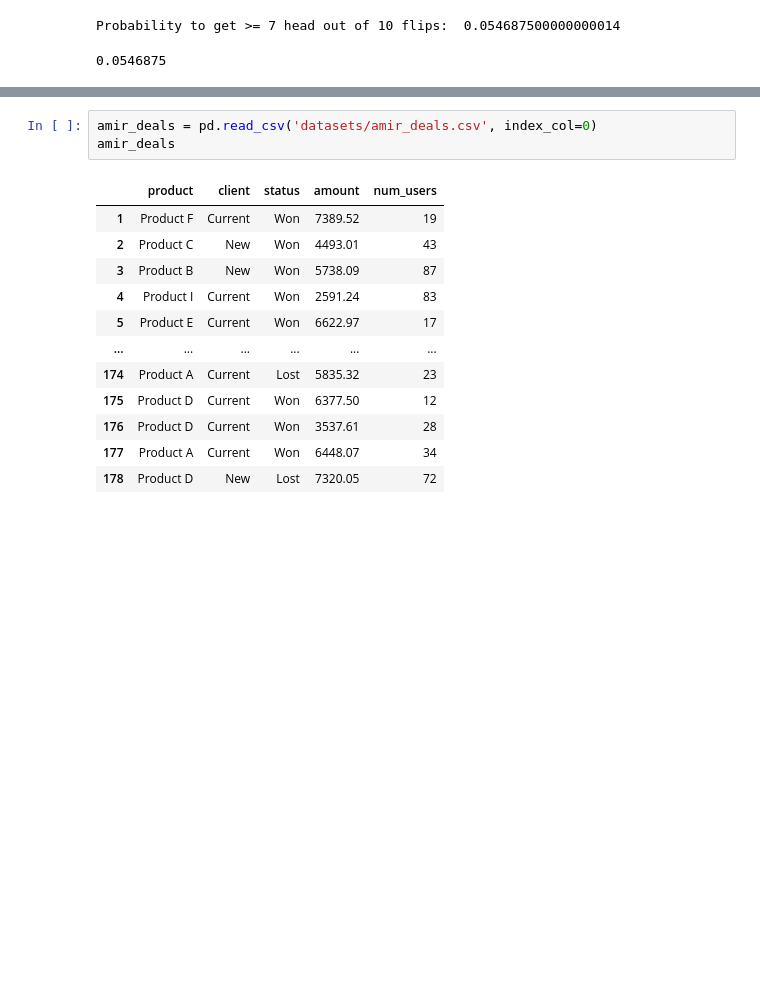
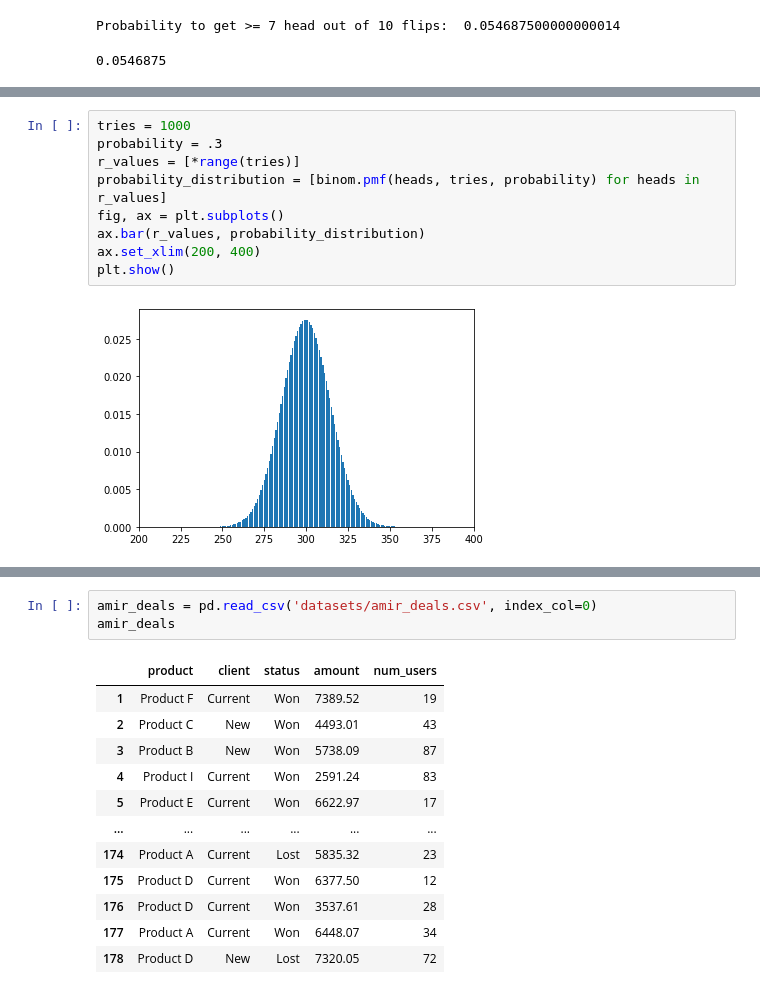
Before and after one commit to yuriikoval1997/datacamp-trainings, a Jupyter notebook: numpy101/statistics.ipynb, the cells around one changed output, grey strips where cells are left out. Cells and saved outputs as stored; diff of their text form; blank space fills up the shorter version.

```diff
--- a/numpy101/statistics.ipynb
+++ b/numpy101/statistics.ipynb
@@ -322,3 +329,14 @@ Probability to get >= 7 head out of 10 flips:  0.054687500000000014
+# %%
+tries = 1000
+probability = .3
+r_values = [*range(tries)]
+probability_distribution = [binom.pmf(heads, tries, probability) for heads in r_values]
+fig, ax = plt.subplots()
+ax.bar(r_values, probability_distribution)
+ax.set_xlim(200, 400)
+plt.show()
+# %% [output]
+[figure, added]
 # %% [markdown]
 ## Normal Distribution
 * mean - 161
```
Also changed, not shown: parts of 21 cells of this notebook, 9 other files.
